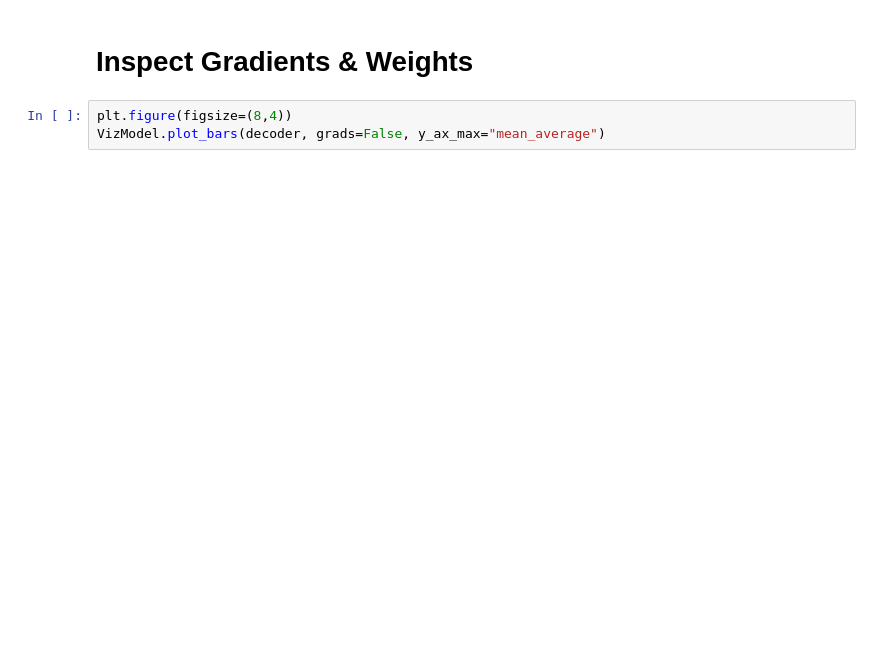
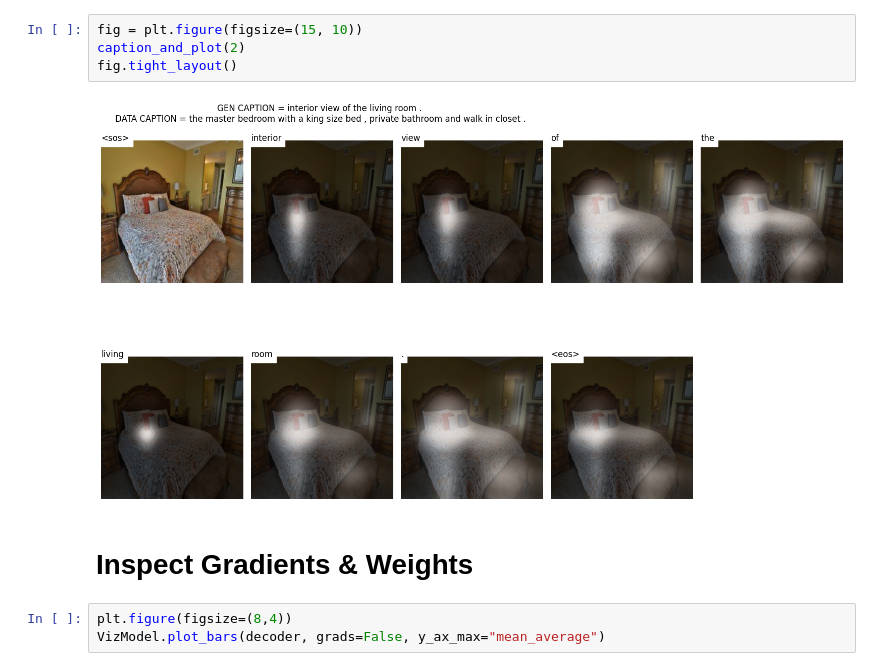
Before and after one commit to hans-elliott99/DLReplications, a Jupyter notebook: dlrep/ImageCaptioning/post-train.ipynb, the cells around one changed output. Drawn from its saved outputs; the diff is of its cells as text; blank space fills up the shorter version.

```diff
--- a/dlrep/ImageCaptioning/post-train.ipynb
+++ b/dlrep/ImageCaptioning/post-train.ipynb
@@ -92,3 +108,9 @@ plt.show()
+# %%
+fig = plt.figure(figsize=(15, 10))
+caption_and_plot(2)
+fig.tight_layout()
+# %% [output]
+[figure, added]
 # %% [markdown]
 # Inspect Gradients & Weights
 # %%
```
Also changed, not shown: parts of 18 cells of this notebook, 3 other files.
